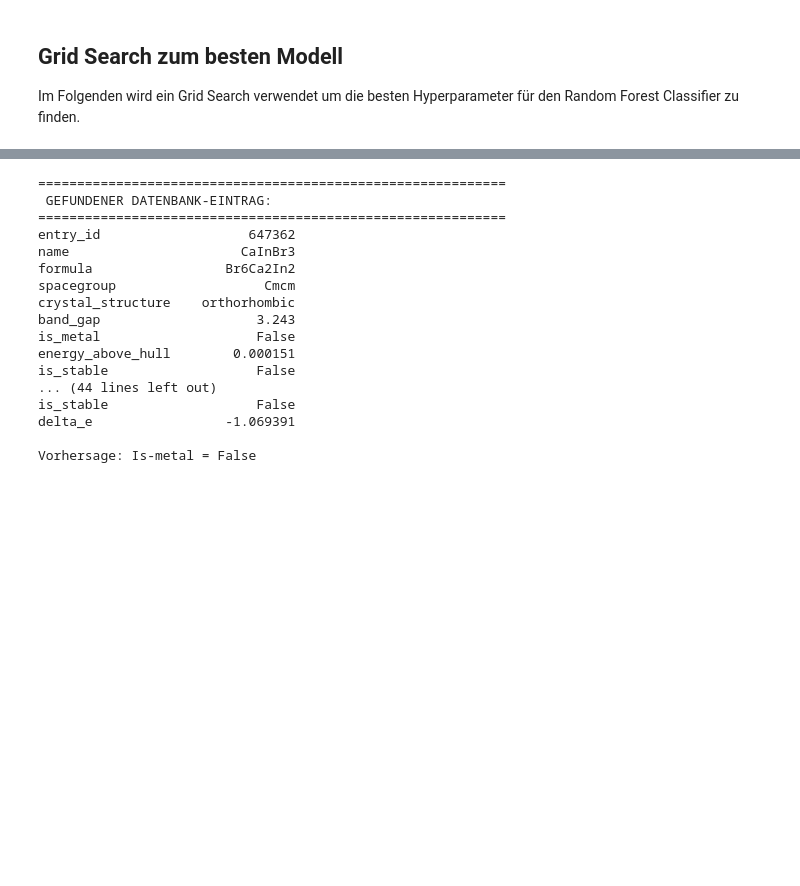
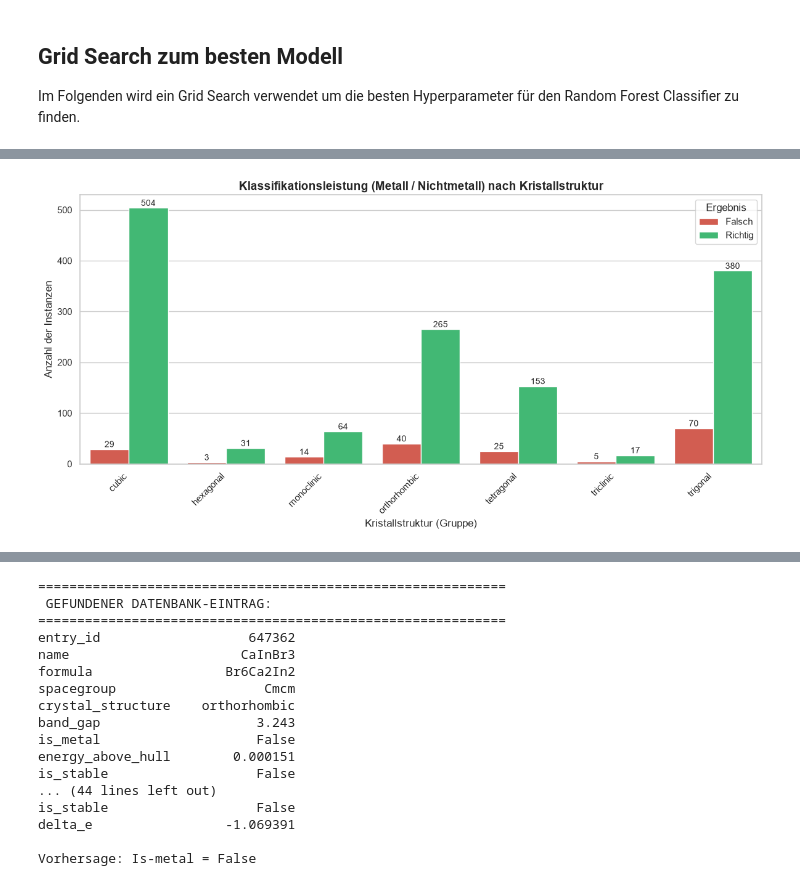
Before and after one commit to alexburg14/AML_Perovskite_Project, a Jupyter notebook: Band_Gap_Classifier/DescitionTree_Band_Gap.ipynb, the cells around one changed output, grey strips where cells are left out. Saved outputs shown, nothing was run; the diff lists cells and outputs as text; code cells hidden in the pictures; blank space fills up the shorter version.

```diff
--- a/Band_Gap_Classifier/DescitionTree_Band_Gap.ipynb
+++ b/Band_Gap_Classifier/DescitionTree_Band_Gap.ipynb
@@ -300,0 +351,90 @@ plot_confusion_matrix(best_rf_model, X_test, y_test, ["Kein Metall\n(False)", "M
+# %%
+import matplotlib.pyplot as plt
+import pandas as pd
+import seaborn as sns
+
+
+def plot_classification_by_group(meta_test, y_test, y_pred):
+    """Filtert die Testdaten nach Kristallstrukturen und zeichnet ein Balkendiagramm
+
+    für richtig vs. falsch klassifizierte Instanzen pro Gruppe.
+    """
+    # 1. Erstelle einen temporären DataFrame für die Analyse
+    analysis_df = pd.DataFrame(
+        {
+            "Kristallstruktur": meta_test.values
+            if hasattr(meta_test, "values")
+            else meta_test,
+            "True_Label": y_test,
+            "Pred_Label": y_pred,
+        }
+    )
+
+    # 2. Bestimme, ob die Klassifikation richtig oder falsch war
+    # (Gibt True bei Übereinstimmung, False bei Abweichung)
+    analysis_df["Klassifikation"] = (
+        analysis_df["True_Label"] == analysis_df["Pred_Label"]
+    )
+    analysis_df["Klassifikation"] = analysis_df["Klassifikation"].map(
+        {True: "Richtig", False: "Falsch"}
+    )
+
+    # 3. Zähle die Instanzen pro Struktur und Klassifikationsstatus
+    # unstack(fill_value=0) sorgt dafür, dass auch Gruppen mit 0 Fehlern korrekt angezeigt werden
+    count_df = (
+        analysis_df.groupby(["Kristallstruktur", "Klassifikation"])
+        .size()
+        .unstack(fill_value=0)
+    )
+
+    # Bringen wir das Ganze wieder in ein langes Format für Seaborn
+    count_df = count_df.reset_index().melt(
+        id_vars="Kristallstruktur", value_name="Anzahl"
+    )
+
+    # 4. Plot erstellen
+    plt.figure(figsize=(12, 6))
+    sns.set_theme(style="whitegrid")
+
+    # Gruppiertes Balkendiagramm (Richtig vs. Falsch nebeneinander)
+    ax = sns.barplot(
+        data=count_df,
+        x="Kristallstruktur",
+        y="Anzahl",
+        hue="Klassifikation",
+        palette={"Richtig": "#2ecc71", "Falsch": "#e74c3c"},  # Grün und Rot
+    )
+
+    # Kosmetik für das Diagramm
+    plt.title(
+        "Klassifikationsleistung (Metall / Nichtmetall) nach Kristallstruktur",
+        fontsize=14,
+        fontweight="bold",
+    )
+    plt.xlabel("Kristallstruktur (Gruppe)", fontsize=12)
+    plt.ylabel("Anzahl der Instanzen", fontsize=12)
+    plt.xticks(rotation=45, ha="right")
+    plt.legend(title="Ergebnis")
+
+    # Werte oben auf die Balken schreiben
+    for p in ax.patches:
+        if p.get_height() > 0:  # Nur anzeigen, wenn der Wert > 0 ist
+            ax.annotate(
+                f"{int(p.get_height())}",
+                (p.get_x() + p.get_width() / 2.0, p.get_height()),
+                ha="center",
+                va="center",
+                xytext=(0, 5),
+                textcoords="offset points",
+                fontsize=10,
+            )
+
+    plt.tight_layout()
+    plt.show()
+
+
+# --- Aufruf in deinem Skript ---
+# Du übergibst einfach deine Variablen nach dem Training:
+plot_classification_by_group(meta_test, y_test, y_pred)
+# %% [output]
+[figure, added]
```
Also changed, not shown: parts of 10 cells of this notebook, 6 other files.
